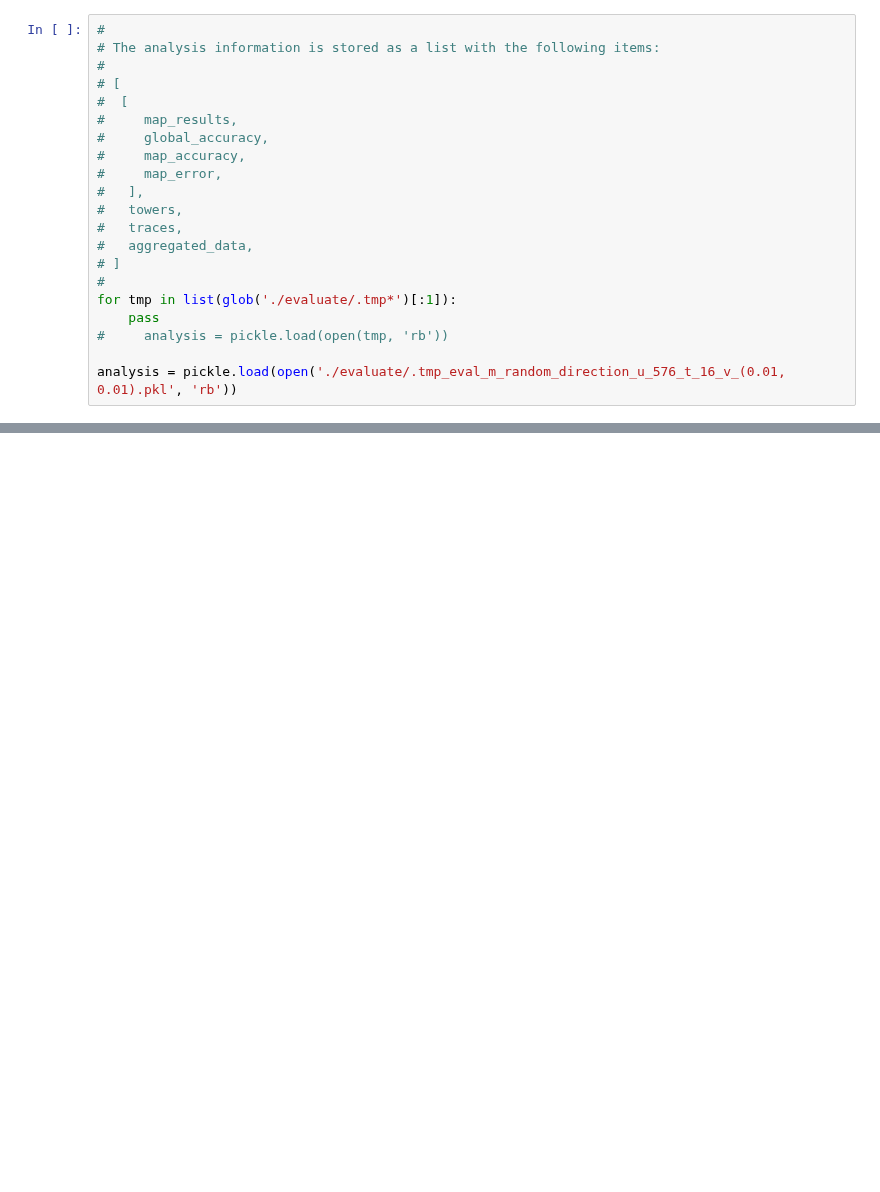
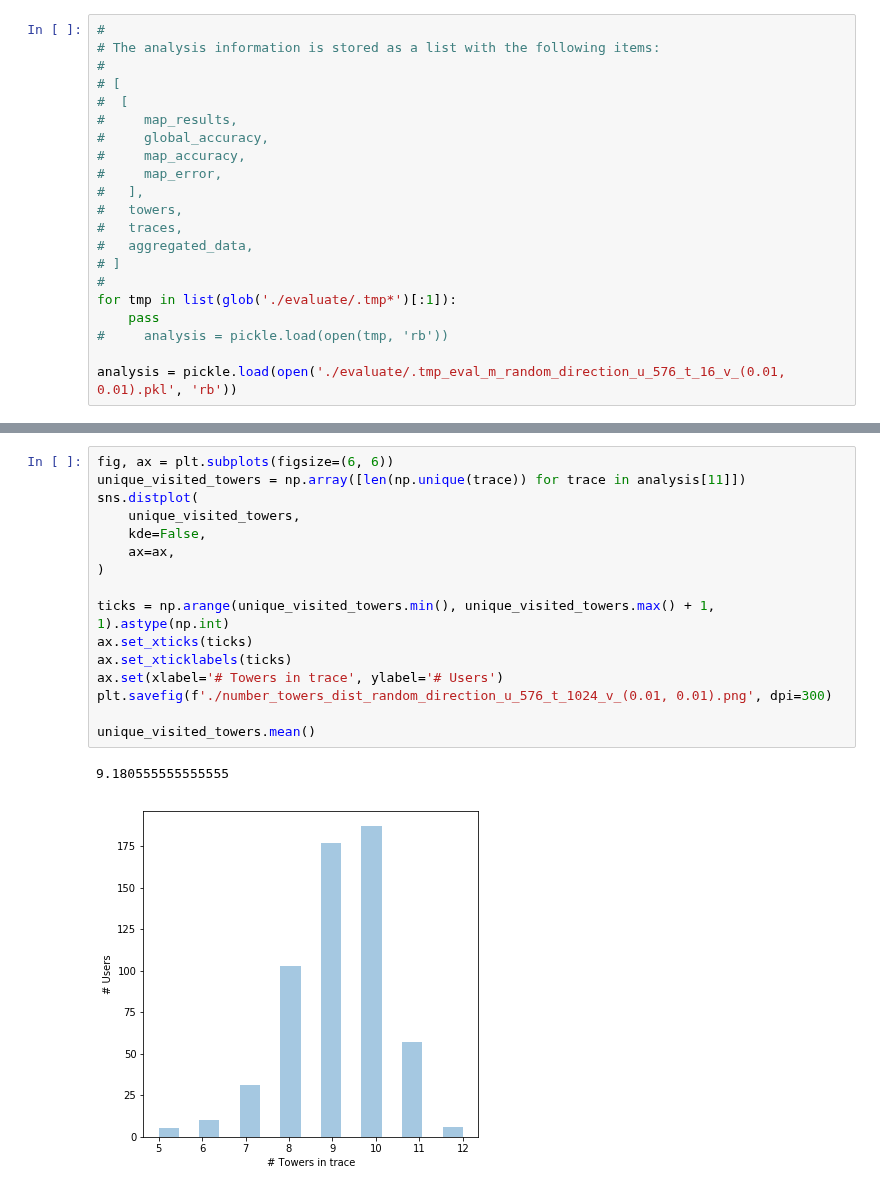
Before and after one commit to leopiney/tscf, a Jupyter notebook: evaluation-results-temp-files.ipynb, the cells around one changed output, grey strips where cells are left out. Cells and saved outputs as stored; diff of their text form; blank space fills up the shorter version.

```diff
--- a/evaluation-results-temp-files.ipynb
+++ b/evaluation-results-temp-files.ipynb
@@ -62,0 +84,19 @@ unique_visited_towers.mean()
+# %%
+fig, ax = plt.subplots(figsize=(6, 6))
+unique_visited_towers = np.array([len(np.unique(trace)) for trace in analysis[11]])
+sns.distplot(
+    unique_visited_towers,
+    kde=False,
+    ax=ax,
+)
+
+ticks = np.arange(unique_visited_towers.min(), unique_visited_towers.max() + 1, 1).astype(np.int)
+ax.set_xticks(ticks)
+ax.set_xticklabels(ticks)
+ax.set(xlabel='# Towers in trace', ylabel='# Users')
+plt.savefig(f'./number_towers_dist_random_direction_u_576_t_1024_v_(0.01, 0.01).png', dpi=300)
+
+unique_visited_towers.mean()
+# %% [output]
+9.180555555555555
+[figure, added]
```
Also changed, not shown: parts of 9 cells of this notebook, 17 other files.
